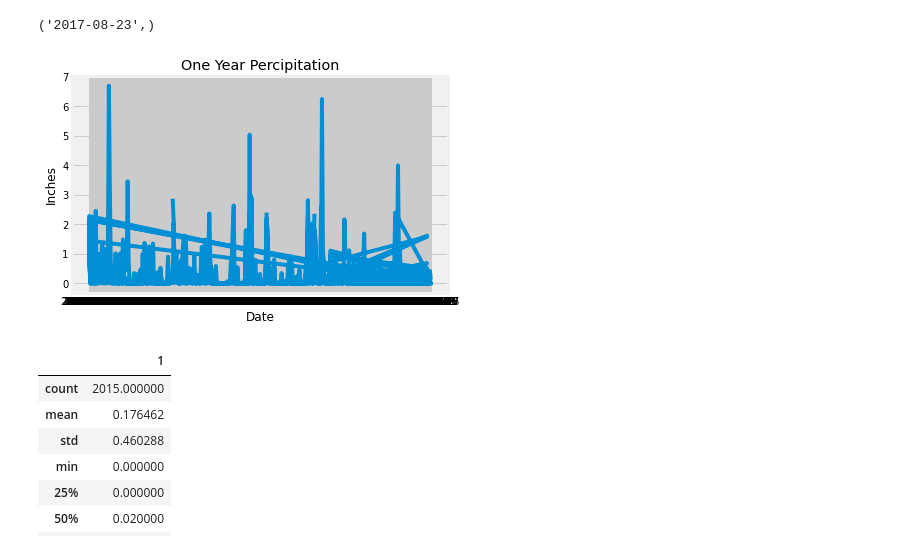
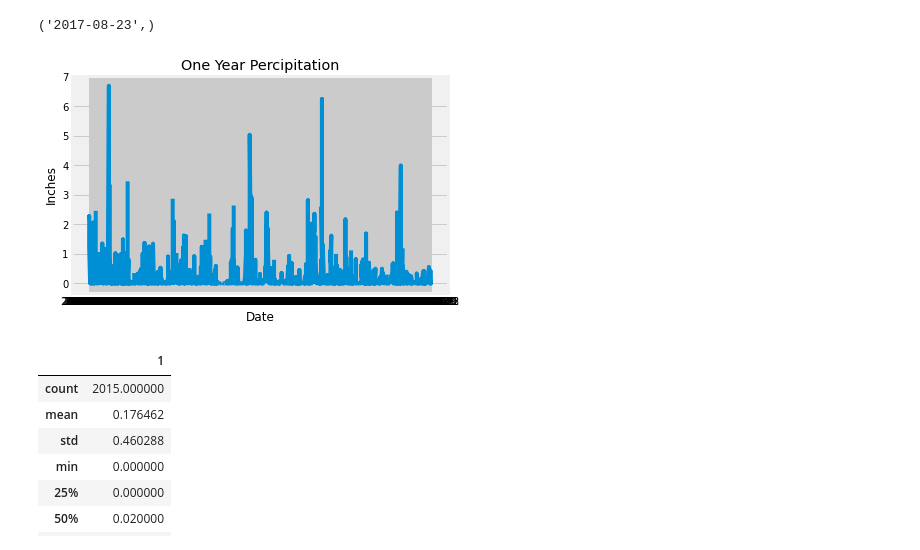
Before and after one commit to ShoaibFarooqui/sqlalchemy-challenge, a Jupyter notebook: SurfsUp/climate_starter.ipynb, the cells around one changed output. Drawn from its saved outputs; the diff is of its cells as text; code cells hidden in the pictures.

```diff
--- a/SurfsUp/climate_starter.ipynb
+++ b/SurfsUp/climate_starter.ipynb
@@ -44,32 +44,32 @@ session.query(Measurement.date).order_by(Measurement.date.desc()).first()
 # %%
 # Design a query to retrieve the last 12 months of precipitation data and plot the results.
 # Starting from the most recent data point in the database.
 
 # Calculate the date one year from the last date in data set.
 
 
 # Perform a query to retrieve the data and precipitation scores
 
 
 # Save the query results as a Pandas DataFrame and set the index to the date column
 df = pd.DataFrame(session.query(Measurement.date, Measurement.prcp).\
              filter(Measurement.date > '2016-08-23').all())
 
 
 # Sort the dataframe by date
-df.sort_values(0)
+df = df.sort_values(0)
 df = df.set_index(0)
 
 
 # Use Pandas Plotting with Matplotlib to plot the data
 
 plt.plot(df)
 plt.title("One Year Percipitation")
 plt.xlabel("Date")
 plt.ylabel("Inches")
 plt.show()
 # %% [output]
-[figure, old version]
+[figure, new version]
 # %%
 # Use Pandas to calcualte the summary statistics for the precipitation data
 df.describe()
```
Also changed, not shown: parts of 1 cell of this notebook.
